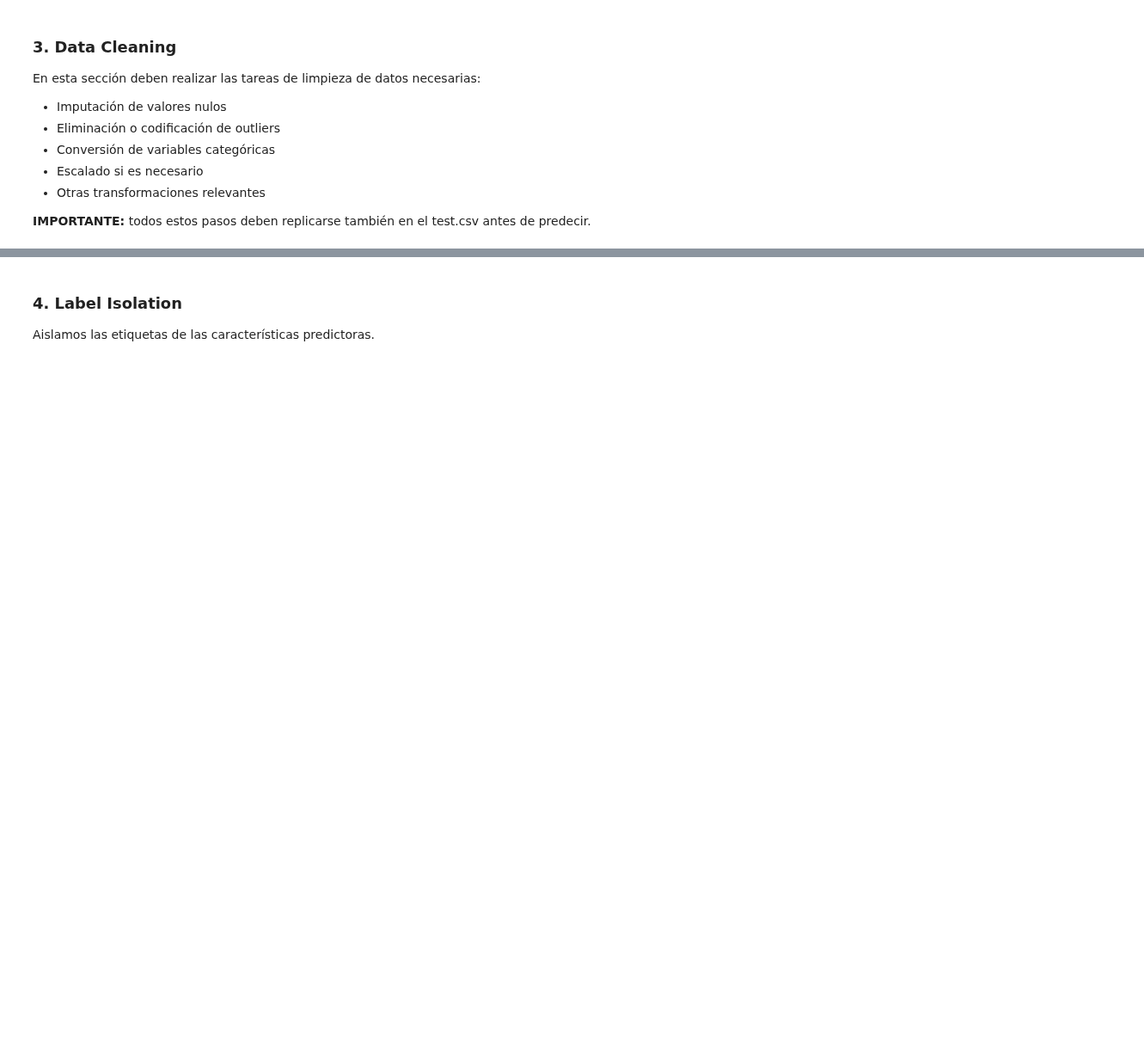
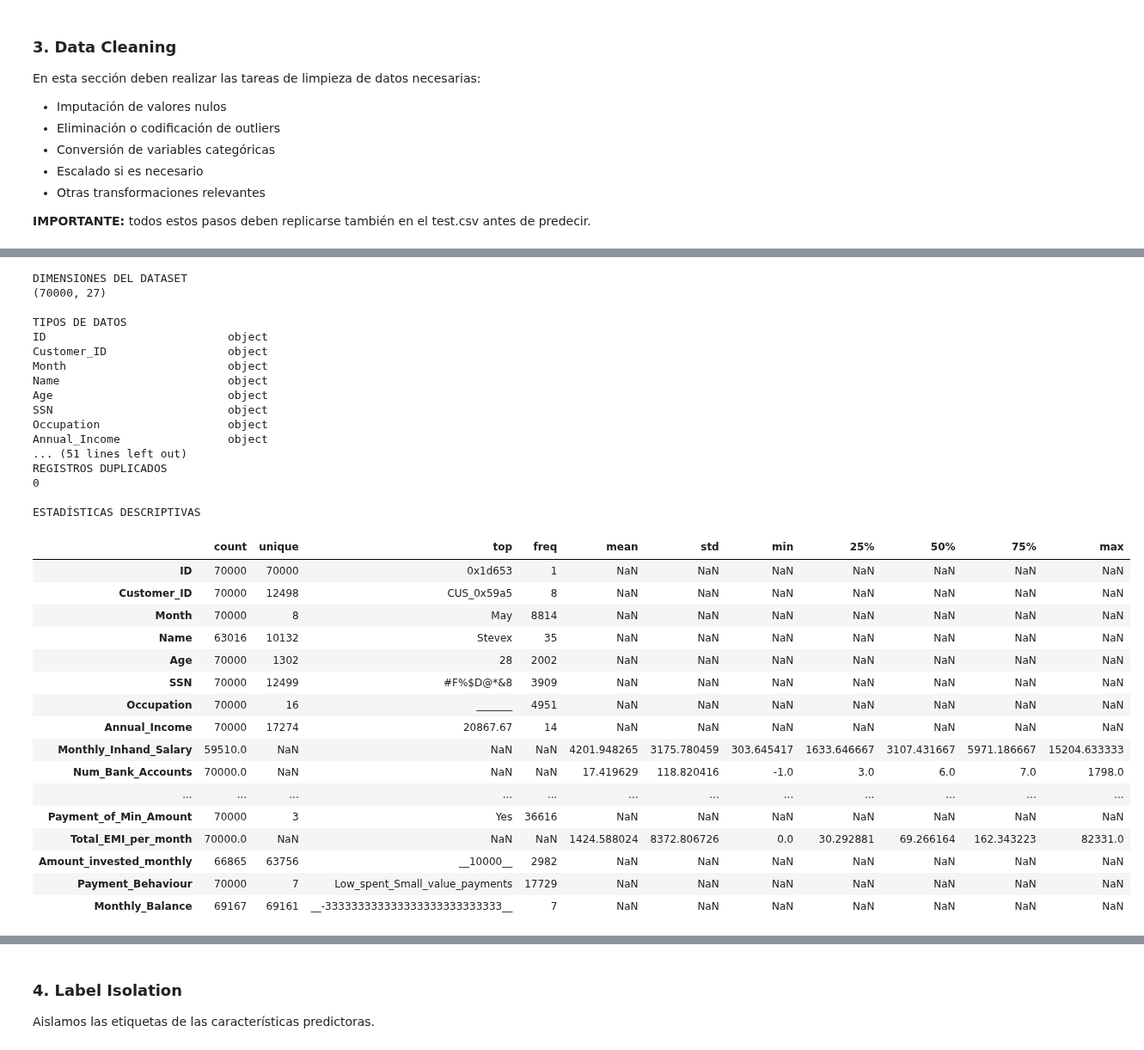
Before and after one commit to wilydus-png/MD-IA, a Jupyter notebook: Proyecto Kaggle/Kaggle - Preprocesamiento de datos para análisis de crédito.ipynb, the cells around one changed output, grey strips where cells are left out. Shown at 86% size. Saved outputs shown, nothing was run; the diff lists cells and outputs as text; code cells hidden in the pictures; blank space fills up the shorter version.

```diff
--- a/Proyecto Kaggle/Kaggle - Preprocesamiento de datos para análisis de crédito.ipynb
+++ b/Proyecto Kaggle/Kaggle - Preprocesamiento de datos para análisis de crédito.ipynb
@@ -73,0 +178,53 @@ En esta sección deben realizar las tareas de limpieza de datos necesarias:
+# %%
+# 3. DATA CLEANING
+# Diagnóstico inicial de los datos
+
+print("DIMENSIONES DEL DATASET")
+print(X_train.shape)
+
+print("\nTIPOS DE DATOS")
+print(X_train.dtypes)
+
+print("\nVALORES NULOS POR COLUMNA")
+print(X_train.isnull().sum().sort_values(ascending=False))
+
+print("\nREGISTROS DUPLICADOS")
+print(X_train.duplicated().sum())
+
+print("\nESTADÍSTICAS DESCRIPTIVAS")
+display(X_train.describe(include="all").T)
+# %% [output]
+DIMENSIONES DEL DATASET
+(70000, 27)
+
+TIPOS DE DATOS
+ID                           object
+Customer_ID                  object
+Month                        object
+Name                         object
+Age                          object
+SSN                          object
+Occupation                   object
+Annual_Income                object
+... (51 lines left out)
+REGISTROS DUPLICADOS
+0
+
+ESTADÍSTICAS DESCRIPTIVAS
+|  | count | unique | top | freq | mean | std | min | 25% | 50% | 75% | max |
+| ID | 70000 | 70000 | 0x1d653 | 1 | NaN | NaN | NaN | NaN | NaN | NaN | NaN |
+| Customer_ID | 70000 | 12498 | CUS_0x59a5 | 8 | NaN | NaN | NaN | NaN | NaN | NaN | NaN |
+| Month | 70000 | 8 | May | 8814 | NaN | NaN | NaN | NaN | NaN | NaN | NaN |
+| Name | 63016 | 10132 | Stevex | 35 | NaN | NaN | NaN | NaN | NaN | NaN | NaN |
+| Age | 70000 | 1302 | 28 | 2002 | NaN | NaN | NaN | NaN | NaN | NaN | NaN |
+| SSN | 70000 | 12499 | #F%$D@*&8 | 3909 | NaN | NaN | NaN | NaN | NaN | NaN | NaN |
+| Occupation | 70000 | 16 | _______ | 4951 | NaN | NaN | NaN | NaN | NaN | NaN | NaN |
+| Annual_Income | 70000 | 17274 | 20867.67 | 14 | NaN | NaN | NaN | NaN | NaN | NaN | NaN |
+| Monthly_Inhand_Salary | 59510.0 | NaN | NaN | NaN | 4201.948265 | 3175.780459 | 303.645417 | 1633.646667 | 3107.431667 | 5971.186667 | 15204.633333 |
+| Num_Bank_Accounts | 70000.0 | NaN | NaN | NaN | 17.419629 | 118.820416 | -1.0 | 3.0 | 6.0 | 7.0 | 1798.0 |
+| ... | ... | ... | ... | ... | ... | ... | ... | ... | ... | ... | ... |
+| Payment_of_Min_Amount | 70000 | 3 | Yes | 36616 | NaN | NaN | NaN | NaN | NaN | NaN | NaN |
+| Total_EMI_per_month | 70000.0 | NaN | NaN | NaN | 1424.588024 | 8372.806726 | 0.0 | 30.292881 | 69.266164 | 162.343223 | 82331.0 |
+| Amount_invested_monthly | 66865 | 63756 | __10000__ | 2982 | NaN | NaN | NaN | NaN | NaN | NaN | NaN |
+| Payment_Behaviour | 70000 | 7 | Low_spent_Small_value_payments | 17729 | NaN | NaN | NaN | NaN | NaN | NaN | NaN |
+| Monthly_Balance | 69167 | 69161 | __-333333333333333333333333333__ | 7 | NaN | NaN | NaN | NaN | NaN | NaN | NaN |
```
Also changed, not shown: parts of 96 cells of this notebook.
